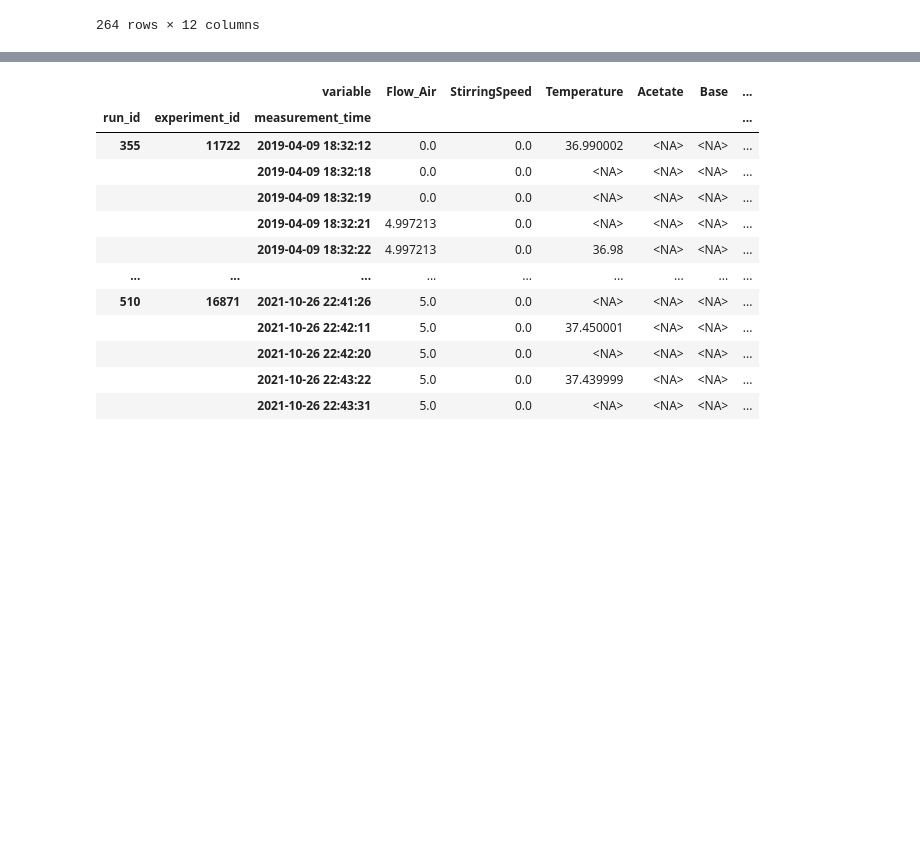
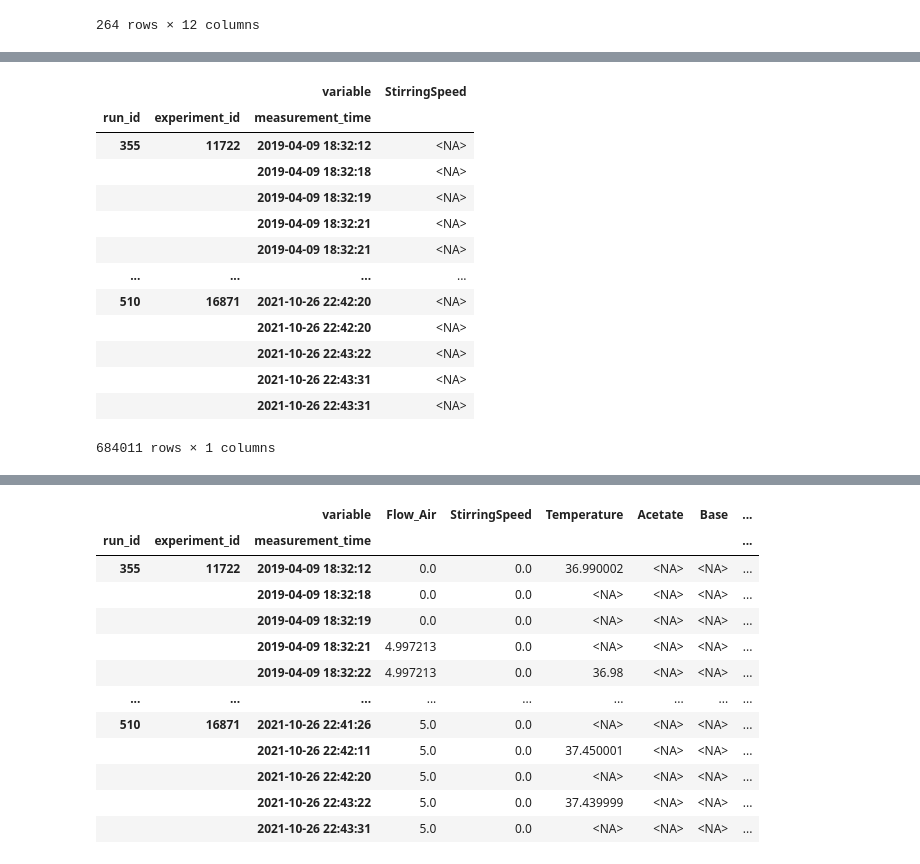
Before and after one commit to randolf-scholz/tsdm, a Jupyter notebook: dev/datasets/KIWI_RUNS-tsdm.ipynb, the cells around one changed output, grey strips where cells are left out. Saved outputs shown, nothing was run; the diff lists cells and outputs as text; code cells hidden in the pictures; blank space fills up the shorter version.

```diff
--- a/dev/datasets/KIWI_RUNS-tsdm.ipynb
+++ b/dev/datasets/KIWI_RUNS-tsdm.ipynb
@@ -90,0 +149,17 @@ ds.metadata
+# %%
+df = ds._load("measurements_aggregated")[["StirringSpeed"]]
+# %% [output]
+|  |  | variable | StirringSpeed |
+| run_id | experiment_id | measurement_time |  |
+| 355 | 11722 | 2019-04-09 18:32:12 | <NA> |
+|  |  | 2019-04-09 18:32:18 | <NA> |
+|  |  | 2019-04-09 18:32:19 | <NA> |
+|  |  | 2019-04-09 18:32:21 | <NA> |
+|  |  | 2019-04-09 18:32:21 | <NA> |
+| ... | ... | ... | ... |
+| 510 | 16871 | 2021-10-26 22:42:20 | <NA> |
+|  |  | 2021-10-26 22:42:20 | <NA> |
+|  |  | 2021-10-26 22:43:22 | <NA> |
+|  |  | 2021-10-26 22:43:31 | <NA> |
+|  |  | 2021-10-26 22:43:31 | <NA> |
+684011 rows × 1 columns
```
Also changed, not shown: parts of 17 cells of this notebook, 6 other files.
